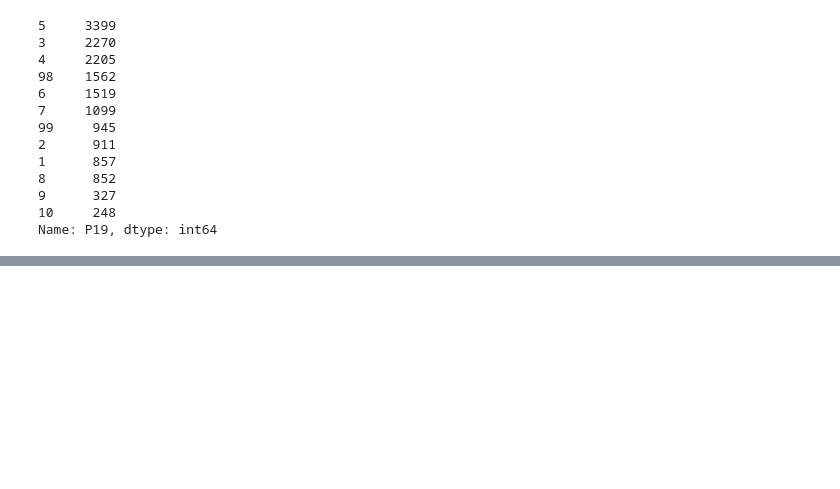
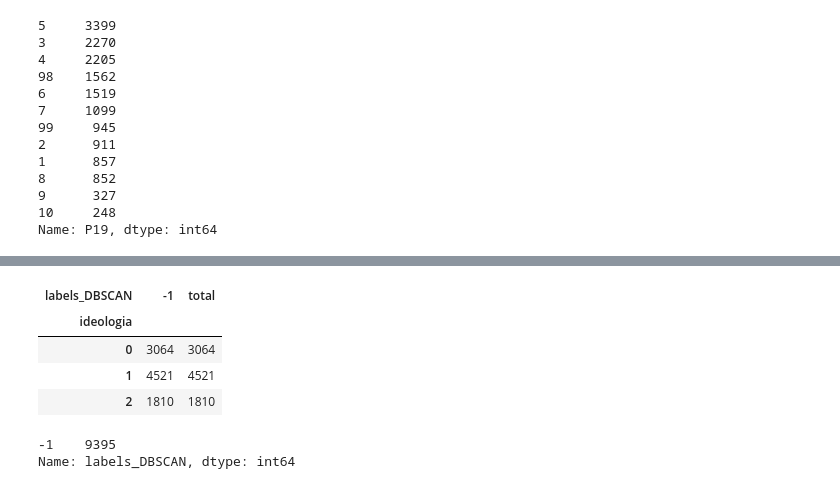
Before and after one commit to vicenteccastillo/trabajo_fin_bootcamp, a Jupyter notebook: macroencuesta_electoral_CIS.ipynb, the cells around one changed output, grey strips where cells are left out. Saved outputs shown, nothing was run; the diff lists cells and outputs as text; code cells hidden in the pictures; blank space fills up the shorter version.

Commit message:
Distintos modelos posibles

```diff
--- a/macroencuesta_electoral_CIS.ipynb
+++ b/macroencuesta_electoral_CIS.ipynb
@@ -239,0 +505,20 @@ encuesta.to_csv("encuestalimpia.csv",header=True,index=False)
+# %%
+model_db = DBSCAN(eps=0.5)
+model_db = model_db.fit(encuestapru)
+# %%
+encuestapru['labels_DBSCAN'] = model_db.labels_
+# %%
+bla2= pd.crosstab(encuestapru.ideologia, encuestapru.labels_DBSCAN)
+bla2["total"]=bla2.T.sum()
+bla2
+# %% [output]
+| labels_DBSCAN | -1 | total |
+| ideologia |  |  |
+| 0 | 3064 | 3064 |
+| 1 | 4521 | 4521 |
+| 2 | 1810 | 1810 |
+# %%
+encuestapru['labels_DBSCAN'].value_counts()
+# %% [output]
+-1    9395
+Name: labels_DBSCAN, dtype: int64
```
Also changed, not shown: parts of 39 cells of this notebook, 5 other files.
